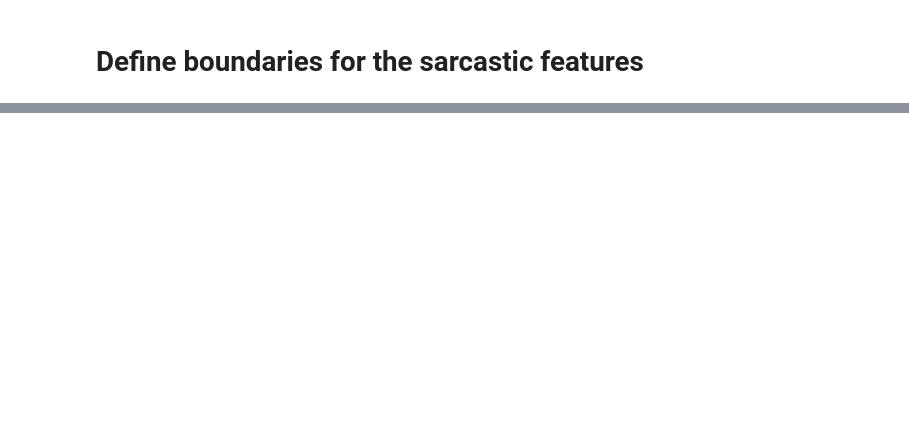
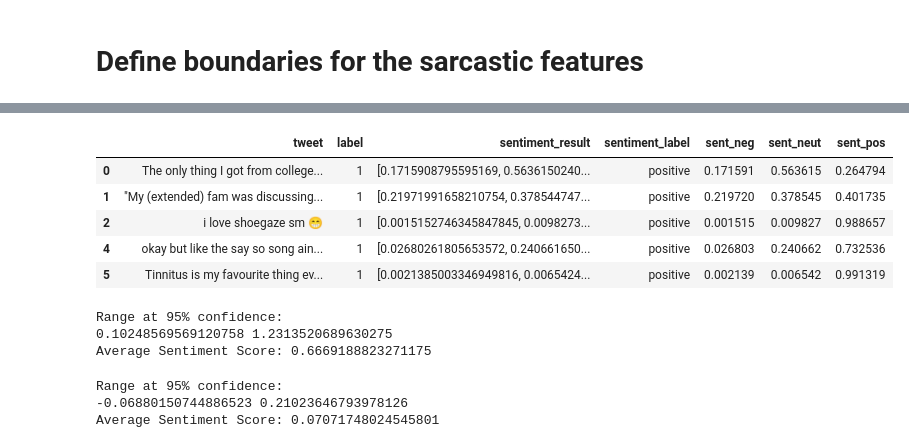
Before and after one commit to sba22224/Capstone_SBA22224, a Jupyter notebook: Code_Notebooks/Sarcasm Detection Model.ipynb, the cells around one changed output, grey strips where cells are left out. Saved outputs shown, nothing was run; the diff lists cells and outputs as text; code cells hidden in the pictures; blank space fills up the shorter version.

```diff
--- a/Code_Notebooks/Sarcasm Detection Model.ipynb
+++ b/Code_Notebooks/Sarcasm Detection Model.ipynb
@@ -873,8 +900,3 @@ df_sarc['sentiment_label'] = df_sarc['sentiment_result'].apply(determine_sentime
 #Create positive and negative subsets
 df_pos = df_sarc[(df_sarc['sentiment_label'] == 'positive')]
 df_neg = df_sarc[(df_sarc['sentiment_label'] == 'negative')]
-# %%
-#Drop unnecessary columns
-classification_cols = ['tweet', 'label']
-df_pos = df_pos[classification_cols]
-df_neg = df_neg[classification_cols]
@@ -1481,0 +1833,9 @@ print(pred_neg_neg_ll, pred_neg_neg_ul)
+# %%
+#Extract positivity, negativity and neutrality probabilities for the datasets
+df_pos['sent_neg'] = df_pos['sentiment_result'].apply(lambda x: x[0])
+df_pos['sent_neut'] = df_pos['sentiment_result'].apply(lambda x: x[1])
+df_pos['sent_pos'] = df_pos['sentiment_result'].apply(lambda x: x[2])
+
+df_neg['sent_neg'] = df_neg['sentiment_result'].apply(lambda x: x[0])
+df_neg['sent_neut'] = df_neg['sentiment_result'].apply(lambda x: x[1])
+df_neg['sent_pos'] = df_neg['sentiment_result'].apply(lambda x: x[2])
@@ -1481,0 +1860,52 @@ print(pred_neg_neg_ll, pred_neg_neg_ul)
+# %%
+#Check df
+df_pos.head()
+# %% [output]
+|  | tweet | label | sentiment_result | sentiment_label | sent_neg | sent_neut | sent_pos |
+| 0 | The only thing I got from college... | 1 | [0.1715908795595169, 0.5636150240... | positive | 0.171591 | 0.563615 | 0.264794 |
+| 1 | "My (extended) fam was discussing... | 1 | [0.21971991658210754, 0.378544747... | positive | 0.219720 | 0.378545 | 0.401735 |
+| 2 | i love shoegaze sm 😁 | 1 | [0.0015152746345847845, 0.0098273... | positive | 0.001515 | 0.009827 | 0.988657 |
+| 4 | okay but like the say so song ain... | 1 | [0.02680261805653572, 0.240661650... | positive | 0.026803 | 0.240662 | 0.732536 |
+| 5 | Tinnitus is my favourite thing ev... | 1 | [0.0021385003346949816, 0.0065424... | positive | 0.002139 | 0.006542 | 0.991319 |
+# %%
+#Determine mean and range for sent_pos positive sarcastic text
+
+#Calculate average sentiment score
+average_sentiment = (df_pos['sent_pos']).mean()
+#Calculate standard deviation
+std_deviation = np.std(df_pos['sent_pos'])
+
+#Define upper and lower limits
+sent_pos_pos_ul = average_sentiment + (2 * std_deviation)
+sent_pos_pos_ll = average_sentiment - (2 * std_deviation)
+
+#Print limits
+print('Range at 95% confidence:')
+print(sent_pos_pos_ll, sent_pos_pos_ul)
+
+print(f"Average Sentiment Score: {average_sentiment}")
+# %% [output]
+Range at 95% confidence:
+0.10248569569120758 1.2313520689630275
+Average Sentiment Score: 0.6669188823271175
+# %%
+#Determine mean and range for sent_pos negative sarcastic text
+
+#Calculate average sentiment score
+average_sentiment = (df_neg['sent_pos']).mean()
+#Calculate standard deviation
+std_deviation = np.std(df_neg['sent_pos'])
+
+#Define upper and lower limits
+sent_pos_neg_ul = average_sentiment + (2 * std_deviation)
+sent_pos_neg_ll = average_sentiment - (2 * std_deviation)
+
+#Print limits
+print('Range at 95% confidence:')
+print(sent_pos_neg_ll, sent_pos_neg_ul)
+
+print(f"Average Sentiment Score: {average_sentiment}")
+# %% [output]
+Range at 95% confidence:
+-0.06880150744886523 0.21023646793978126
+Average Sentiment Score: 0.07071748024545801
```
Also changed, not shown: parts of 57 cells of this notebook.
